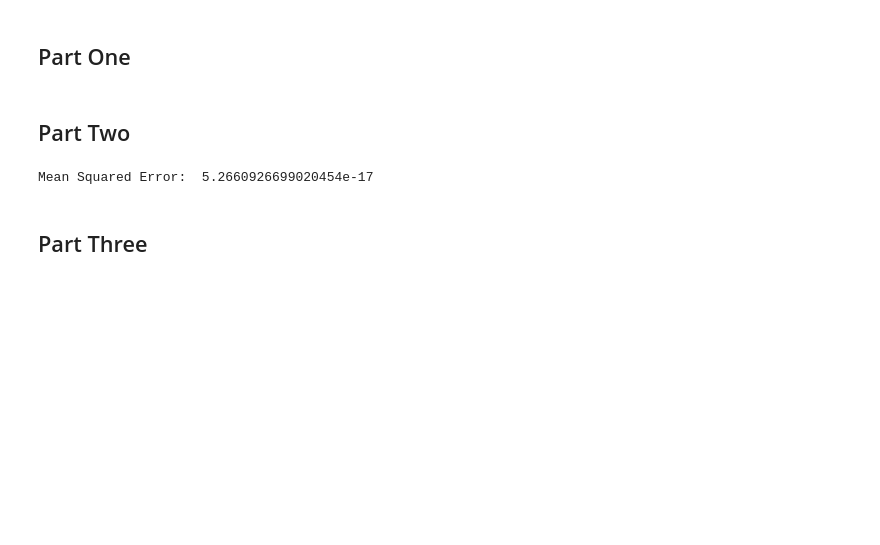
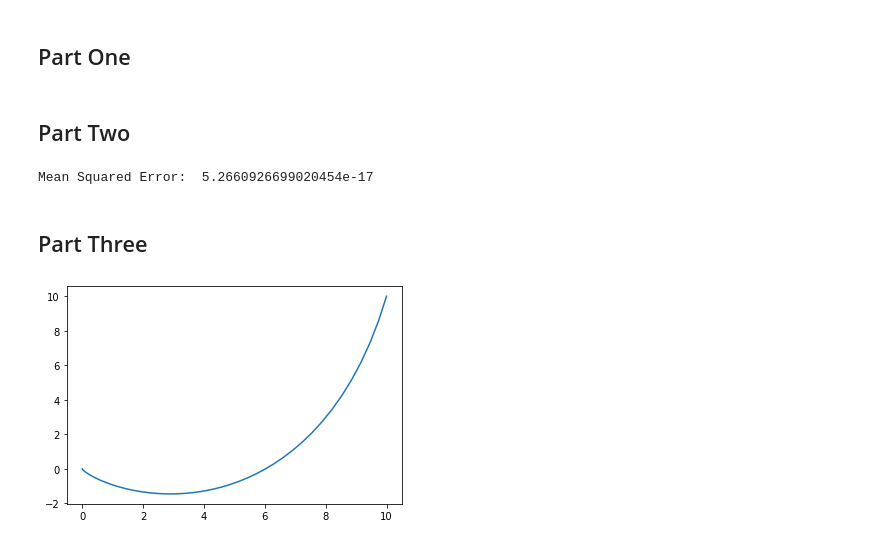
Before and after one commit to JWatter/ExtractingDynamicalSystemsFromData, a Jupyter notebook: task2.ipynb, the cells around one changed output. Saved outputs shown, nothing was run; the diff lists cells and outputs as text; code cells hidden in the pictures; blank space fills up the shorter version.

```diff
--- a/task2.ipynb
+++ b/task2.ipynb
@@ -28,3 +28,21 @@ print("Mean Squared Error: ", mse)
 Mean Squared Error:  5.2660926699020454e-17
 # %% [markdown]
 ## Part Three
+# %%
+T = 100
+x0 = np.array([[10, 10]])
+x_pred = [[10, 10]]
+
+for _ in np.arange(T, step=del_t):
+    v_hat = Approximator.predict(x_pred[-1])
+    x_hat = v_hat * del_t + x_pred[-1]
+    x_pred.append(x_hat)
+
+x_pred = np.vstack(x_pred)
+
+# trajectory
+plt.figure()
+plt.plot(x_pred[:, 0], x_pred[:, 1])
+plt.show()
+# %% [output]
+[figure, added]
```
Also changed, not shown: parts of 1 cell of this notebook, 2 other files.
